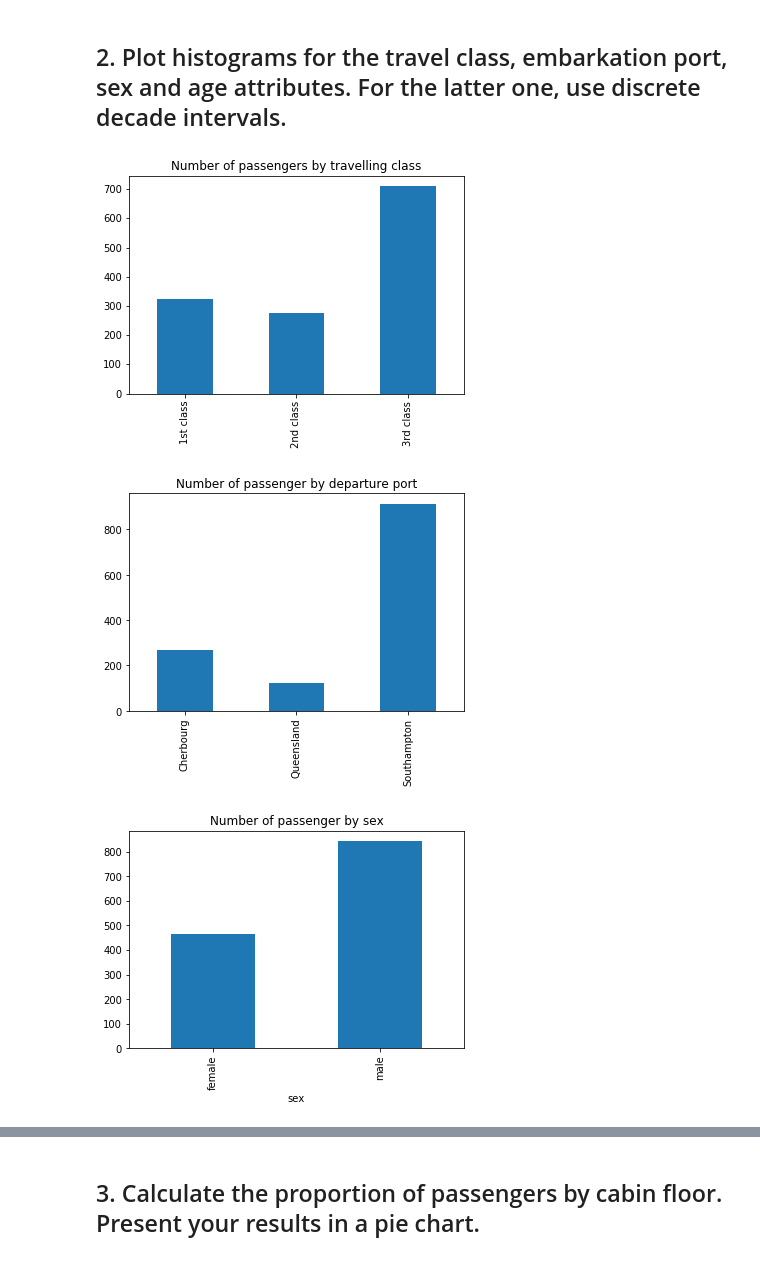
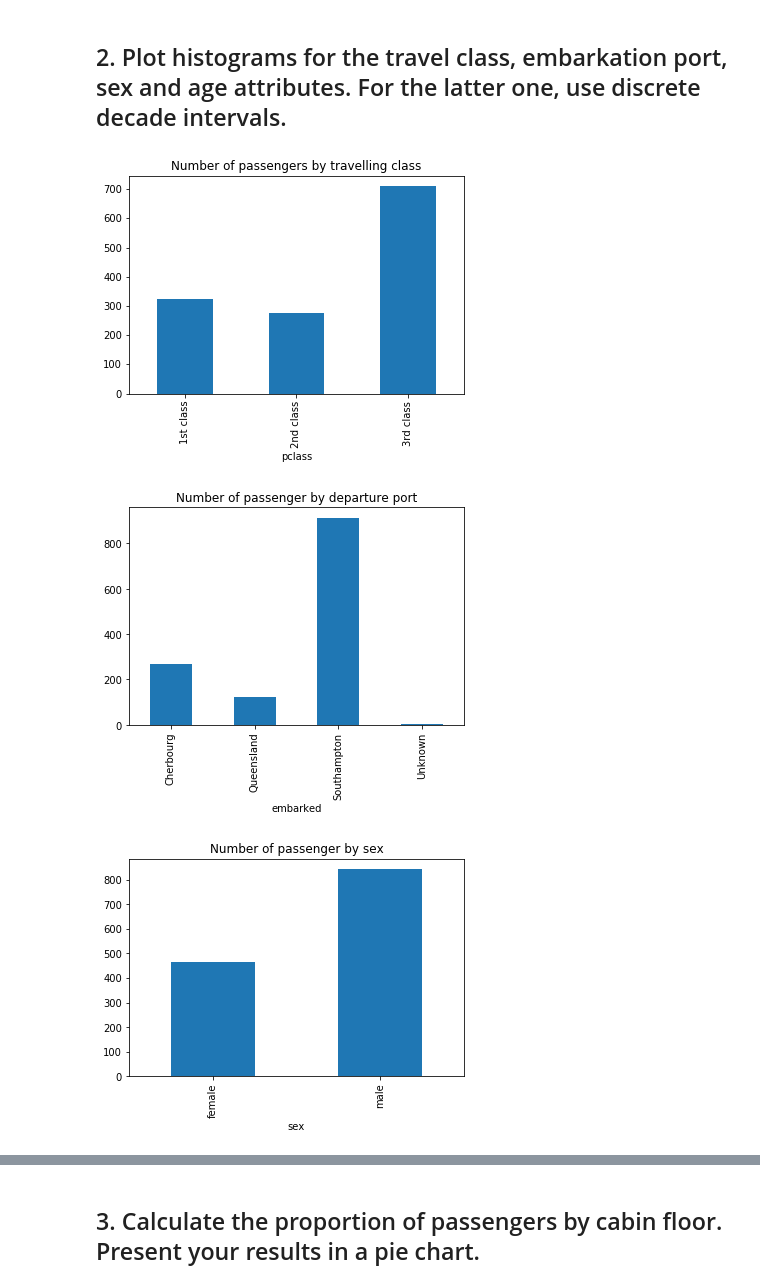
Before and after one commit to NicoBrun/ada2017, a Jupyter notebook: 01 - Pandas and Data Wrangling/Homework 1.ipynb, the cells around one changed output, grey strips where cells are left out. Saved outputs shown, nothing was run; the diff lists cells and outputs as text; code cells hidden in the pictures.

```diff
--- a/01 - Pandas and Data Wrangling/Homework 1.ipynb
+++ b/01 - Pandas and Data Wrangling/Homework 1.ipynb
@@ -363,46 +352,43 @@ Range :      ----------------------------
 # %%
 ## Passengers' travel class histogram
 fig_pclass = plt.figure()
-pclass_data = dataset['pclass']
-pclass_count = pd.Series([pclass_data[pclass_data.values==pclass].apply(lambda e : 1).sum() for pclass in cat_pclass.keys()])
-pclass_count.index=cat_pclass.values()
+pclass_data = dataset[['pclass']].copy()
+pclass_count = pclass_data.groupby(['pclass']).agg('size')
 pclass_count.plot(kind='bar', title='Number of passengers by travelling class')
 
 
 ## Passengers' embarkation port
 fig_embark = plt.figure()
-embarked_data = dataset['embarked']
-embarked_count = pd.Series([len(embarked_data[embarked_data.values==port]) for port in cat_embarked.keys()])
-embarked_count.index = cat_embarked.values()
+embarked_data = dataset[['embarked']].copy()
+embarked_count = embarked_data.groupby(['embarked']).agg('size')
 embarked_count.plot(kind='bar', title='Number of passenger by departure port')
-# to check the order of the results
-#print(cat_embarked)
-#print(len(embarked_data[embarked_data.values==2]))
+
 
 ## Passengers' sex
 fig_sex = plt.figure()
 sex_data = dataset[['sex']].copy()
 sex_count = sex_data.groupby(['sex']).agg('size')
 sex_count.plot(kind='bar', title='Number of passenger by sex')
+
 
 ## Passenger's age
 fig_age = plt.figure()
 age_data = dataset['age']
 decades = np.arange(10, 90, 10)
 # for each decade, map to boolean values with 'e -> return e in [decade-10, decade[', then use the result as an index to splice age_data
 decades_count = pd.Series([ len(age_data[age_data.map(lambda e : e < decade and e >= decade -10)]) for decade in decades])
 decades_count.index = ['0-10', '10-20', '20-30', '30-40', '40-50', '50-60', '60-70', '70-80']
-# to check results
+# for verification :
 #dec = 20
 #print(dec, "- -> ", len(age_data[age_data.map(lambda e : e < dec and e >= dec -10)]))
 #print(decades_data)
 #print( decades_data.sum())
 decades_count.plot(kind='bar', title='Number of passenger by age')
 
 plt.show()
 # %% [output]
-[figure, old version]
+[figure, new version]
-[figure, old version]
+[figure, new version]
 [figure]
 [figure]
 # %% [markdown]
```
Also changed, not shown: parts of 6 cells of this notebook.
